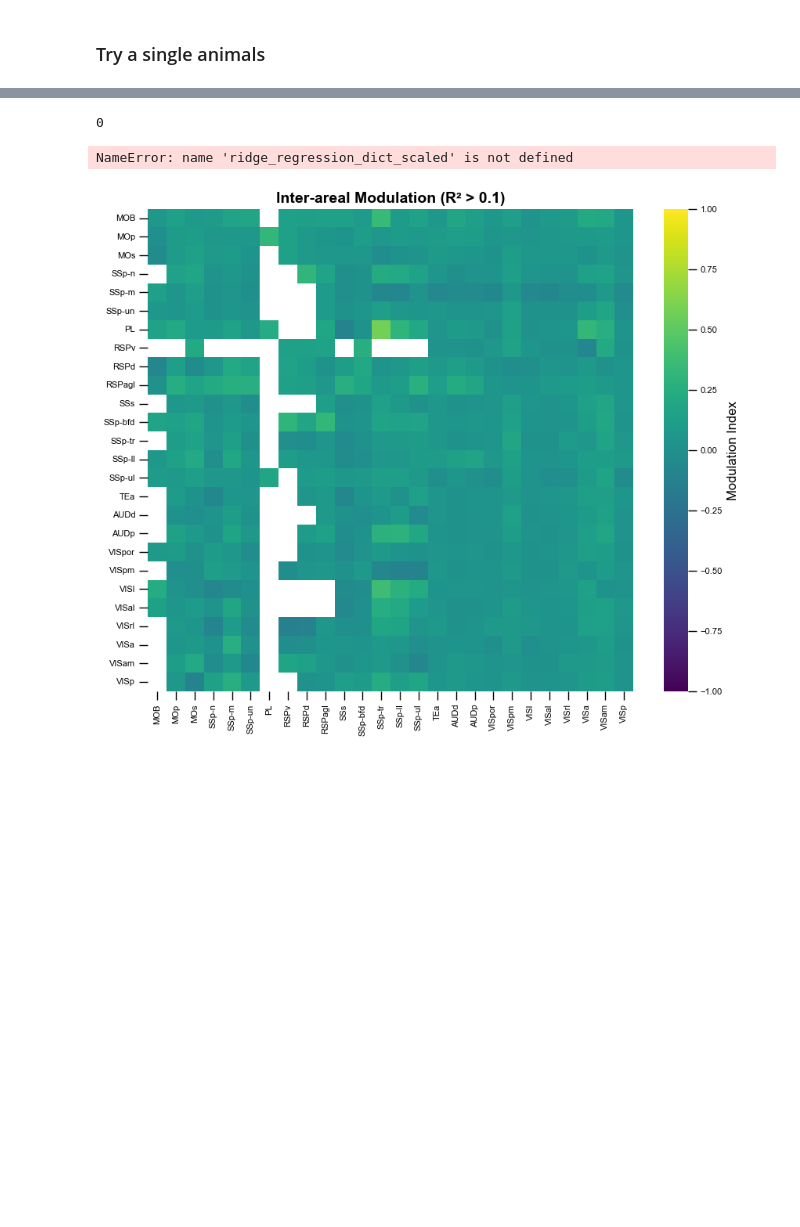
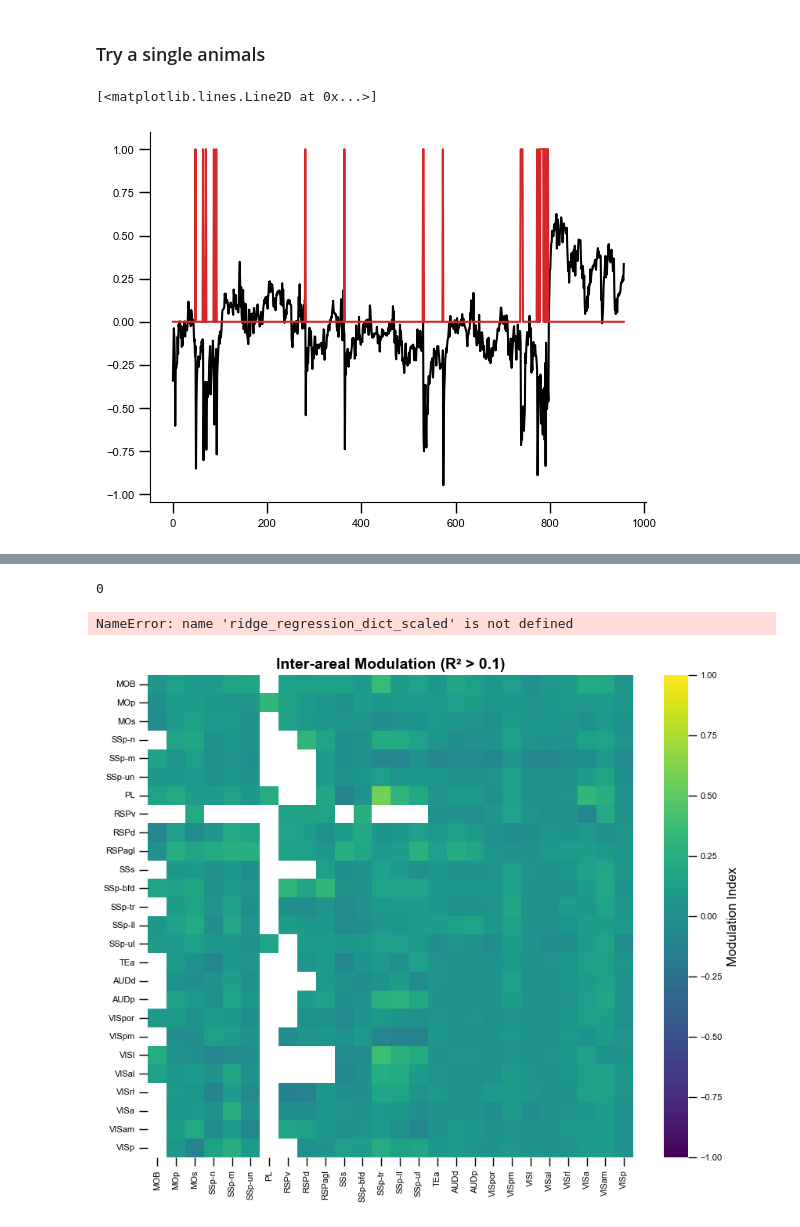
Before and after one commit to debottamKundu/communication_python, a Jupyter notebook: notebooks/test_functions.ipynb, the cells around one changed output, grey strips where cells are left out. Drawn from its saved outputs; the diff is of its cells as text; code cells hidden in the pictures; blank space fills up the shorter version.

```diff
--- a/notebooks/test_functions.ipynb
+++ b/notebooks/test_functions.ipynb
@@ -81,21 +75,7 @@ one = ONE(
     mode="local",
 )
 trials, mask = load_trials_and_mask(
-    one,
-    session_id,
-    exclude_nochoice=True,
-    exclude_unbiased=False,
+    one, session_id, exclude_nochoice=False, exclude_unbiased=False
 )
-
-trials = trials[mask]
-engagement_signal = engagement_signal[mask.values]  # atleast we get the same masks
-
-stimulus_data, region_names_stim = load_widefield_epoch(
-    one, session_id, trials, config["hemisphere"], epoch="stim"
-)
-choice_data, region_names_choice = load_widefield_epoch(
-    one, session_id, trials, config["hemisphere"], epoch="choice"
-)
-
-# everything is staged now.
-assert region_names_stim == region_names_choice
+# %%
+trials["engagement"] = engagement_signal
@@ -101,0 +103,6 @@ assert region_names_stim == region_names_choice
+# %%
+plt.plot(trials.engagement)
+plt.plot(trials.choice == 0)
+# %% [output]
+[<matplotlib.lines.Line2D at 0x...>]
+[figure, added]
```
Also changed, not shown: parts of 7 cells of this notebook, 15 other files.
